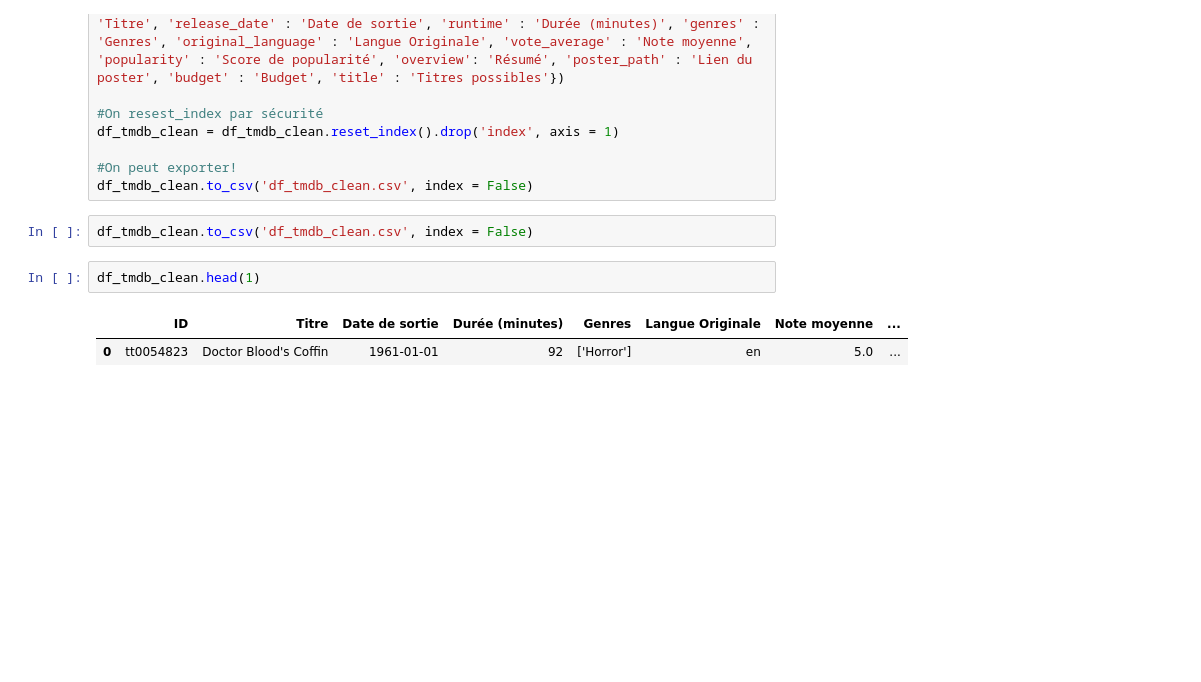
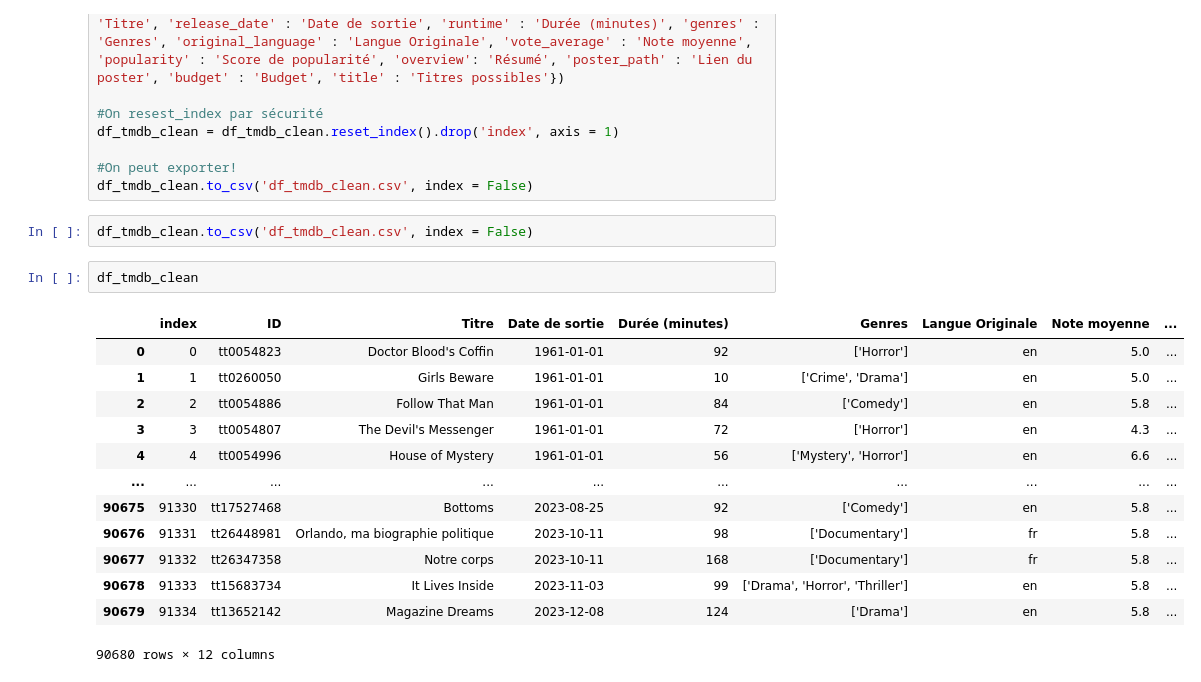
Before and after one commit to Garvoz/Alicine, a Jupyter notebook: codes_tables_finales.ipynb, the cells around one changed output. Saved outputs shown, nothing was run; the diff lists cells and outputs as text; blank space fills up the shorter version.

```diff
--- a/codes_tables_finales.ipynb
+++ b/codes_tables_finales.ipynb
@@ -238,7 +254,18 @@ df_tmdb_clean.to_csv('df_tmdb_clean.csv', index = False)
 # %%
 df_tmdb_clean.to_csv('df_tmdb_clean.csv', index = False)
 # %%
-df_tmdb_clean.head(1)
+df_tmdb_clean
 # %% [output]
-|  | ID | Titre | Date de sortie | Durée (minutes) | Genres | Langue Originale | Note moyenne | ... |
-| 0 | tt0054823 | Doctor Blood's Coffin | 1961-01-01 | 92 | ['Horror'] | en | 5.0 | ... |
+|  | index | ID | Titre | Date de sortie | Durée (minutes) | Genres | Langue Originale | Note moyenne | ... |
+| 0 | 0 | tt0054823 | Doctor Blood's Coffin | 1961-01-01 | 92 | ['Horror'] | en | 5.0 | ... |
+| 1 | 1 | tt0260050 | Girls Beware | 1961-01-01 | 10 | ['Crime', 'Drama'] | en | 5.0 | ... |
+| 2 | 2 | tt0054886 | Follow That Man | 1961-01-01 | 84 | ['Comedy'] | en | 5.8 | ... |
+| 3 | 3 | tt0054807 | The Devil's Messenger | 1961-01-01 | 72 | ['Horror'] | en | 4.3 | ... |
+| 4 | 4 | tt0054996 | House of Mystery | 1961-01-01 | 56 | ['Mystery', 'Horror'] | en | 6.6 | ... |
+| ... | ... | ... | ... | ... | ... | ... | ... | ... | ... |
+| 90675 | 91330 | tt17527468 | Bottoms | 2023-08-25 | 92 | ['Comedy'] | en | 5.8 | ... |
+| 90676 | 91331 | tt26448981 | Orlando, ma biographie politique | 2023-10-11 | 98 | ['Documentary'] | fr | 5.8 | ... |
+| 90677 | 91332 | tt26347358 | Notre corps | 2023-10-11 | 168 | ['Documentary'] | fr | 5.8 | ... |
+| 90678 | 91333 | tt15683734 | It Lives Inside | 2023-11-03 | 99 | ['Drama', 'Horror', 'Thriller'] | en | 5.8 | ... |
+| 90679 | 91334 | tt13652142 | Magazine Dreams | 2023-12-08 | 124 | ['Drama'] | en | 5.8 | ... |
+90680 rows × 12 columns
```
Also changed, not shown: parts of 1 cell of this notebook, 1 other file.
